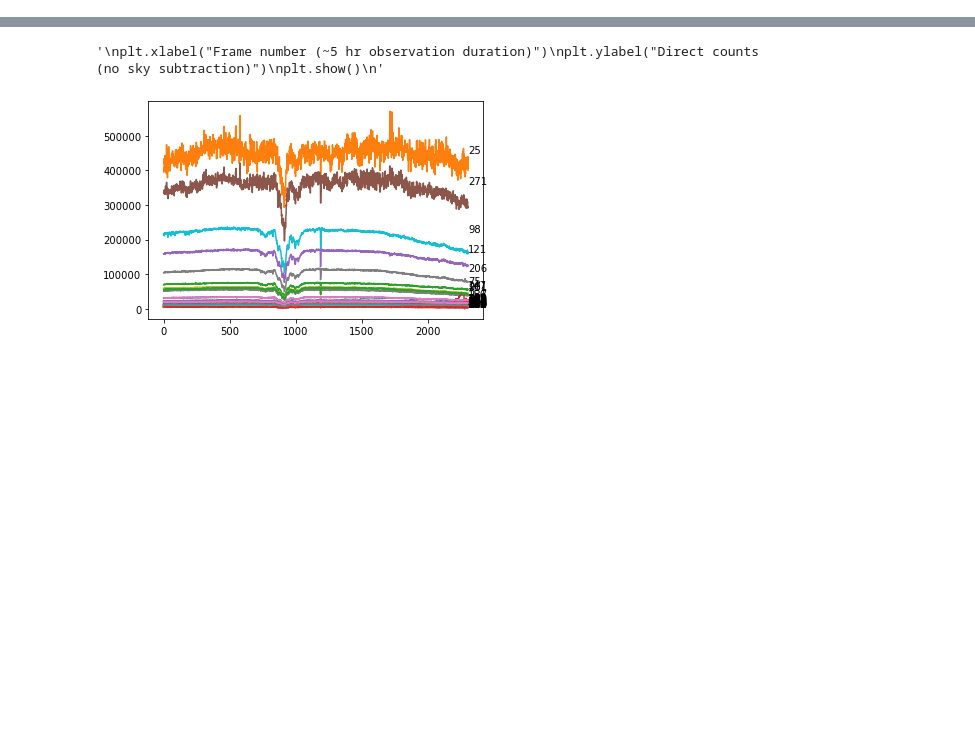
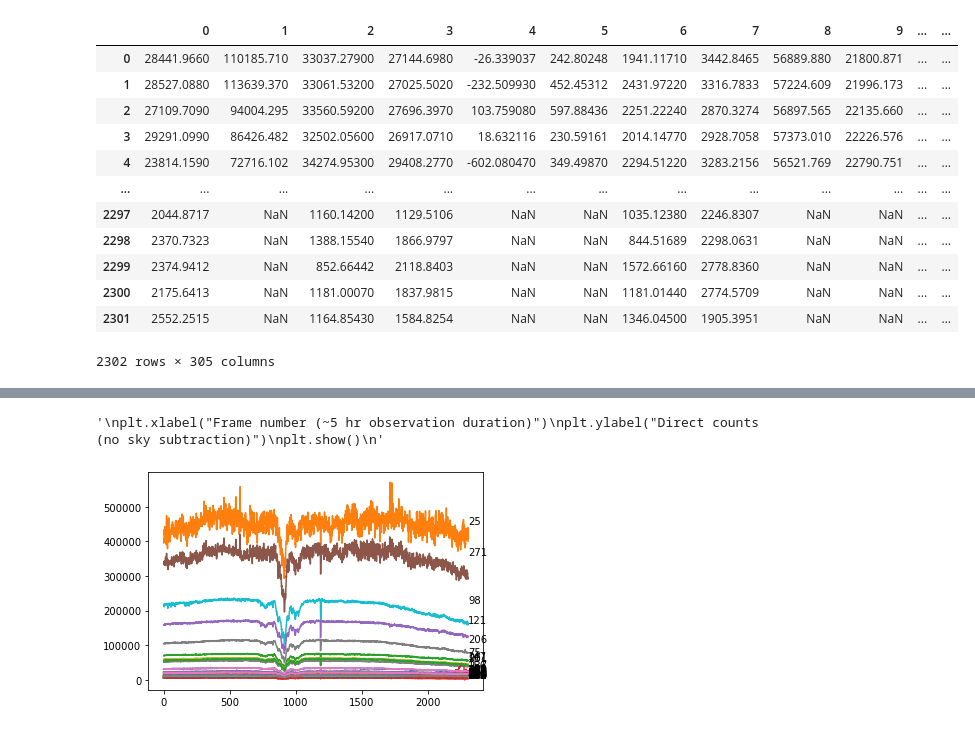
Before and after one commit to mwanakijiji/kriz_projects, a Jupyter notebook: notebooks_for_development/ARCHIVAL_DO_NOT_USE_pca_analysis.ipynb, the cells around one changed output, grey strips where cells are left out. Saved outputs shown, nothing was run; the diff lists cells and outputs as text; code cells hidden in the pictures; blank space fills up the shorter version.

```diff
--- a/notebooks_for_development/pca_analysis.ipynb
+++ b/notebooks_for_development/ARCHIVAL_DO_NOT_USE_pca_analysis.ipynb
@@ -11,2 +12,18 @@ from sklearn.preprocessing import StandardScaler
 # %%
-time_series = pd.read_csv("test_time_series.csv", index_col=0)
+time_series = pd.read_csv("test_time_series_20210917.csv", index_col=0)
+# %%
+time_series
+# %% [output]
+|  | 0 | 1 | 2 | 3 | 4 | 5 | 6 | 7 | 8 | 9 | ... | ... |
+| 0 | 28441.9660 | 110185.710 | 33037.27900 | 27144.6980 | -26.339037 | 242.80248 | 1941.11710 | 3442.8465 | 56889.880 | 21800.871 | ... | ... |
+| 1 | 28527.0880 | 113639.370 | 33061.53200 | 27025.5020 | -232.509930 | 452.45312 | 2431.97220 | 3316.7833 | 57224.609 | 21996.173 | ... | ... |
+| 2 | 27109.7090 | 94004.295 | 33560.59200 | 27696.3970 | 103.759080 | 597.88436 | 2251.22240 | 2870.3274 | 56897.565 | 22135.660 | ... | ... |
+| 3 | 29291.0990 | 86426.482 | 32502.05600 | 26917.0710 | 18.632116 | 230.59161 | 2014.14770 | 2928.7058 | 57373.010 | 22226.576 | ... | ... |
+| 4 | 23814.1590 | 72716.102 | 34274.95300 | 29408.2770 | -602.080470 | 349.49870 | 2294.51220 | 3283.2156 | 56521.769 | 22790.751 | ... | ... |
+| ... | ... | ... | ... | ... | ... | ... | ... | ... | ... | ... | ... | ... |
+| 2297 | 2044.8717 | NaN | 1160.14200 | 1129.5106 | NaN | NaN | 1035.12380 | 2246.8307 | NaN | NaN | ... | ... |
+| 2298 | 2370.7323 | NaN | 1388.15540 | 1866.9797 | NaN | NaN | 844.51689 | 2298.0631 | NaN | NaN | ... | ... |
+| 2299 | 2374.9412 | NaN | 852.66442 | 2118.8403 | NaN | NaN | 1572.66160 | 2778.8360 | NaN | NaN | ... | ... |
+| 2300 | 2175.6413 | NaN | 1181.00070 | 1837.9815 | NaN | NaN | 1181.01440 | 2774.5709 | NaN | NaN | ... | ... |
+| 2301 | 2552.2515 | NaN | 1164.85430 | 1584.8254 | NaN | NaN | 1346.04500 | 1905.3951 | NaN | NaN | ... | ... |
+2302 rows × 305 columns
```
Also changed, not shown: parts of 14 cells of this notebook, 4 other files.
